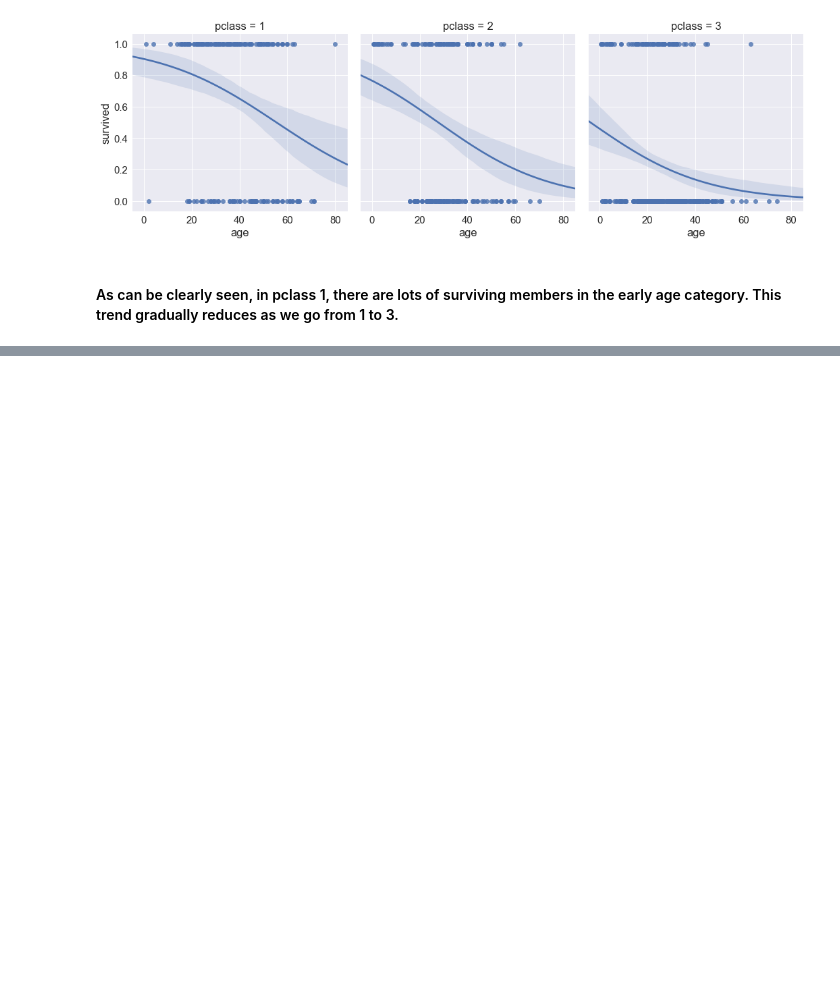
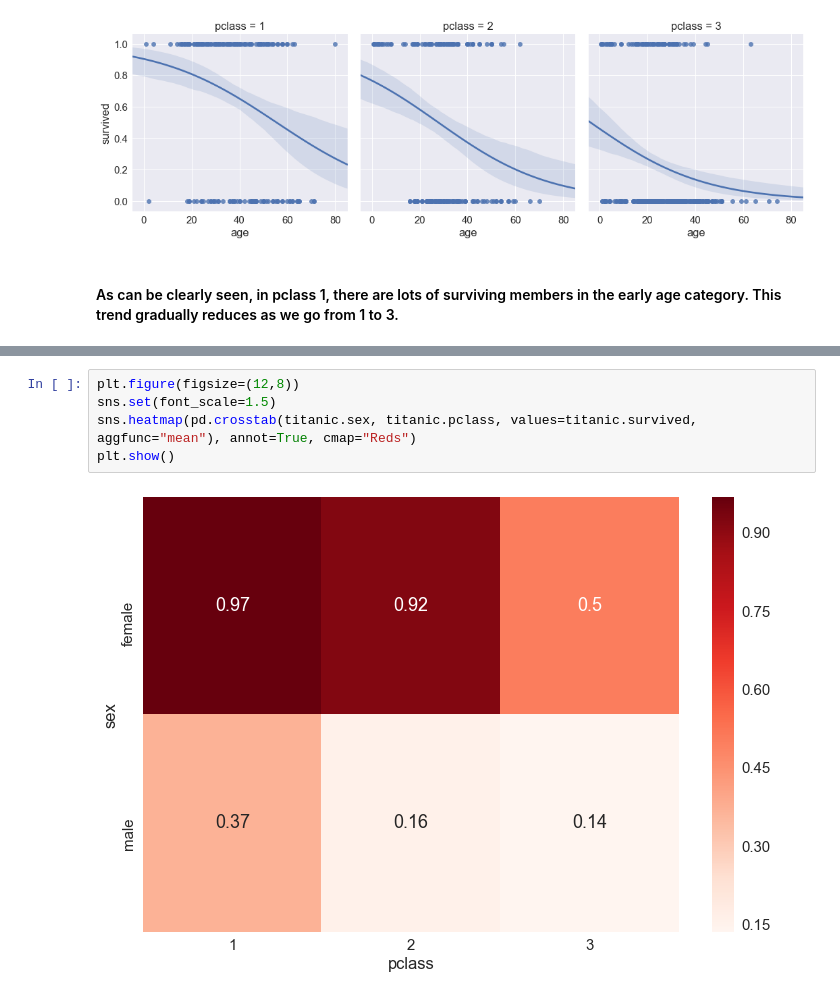
Before and after one commit to biv-neupane7/Pandas_practice, a Jupyter notebook: Visualization.ipynb, the cells around one changed output, grey strips where cells are left out. Saved outputs shown, nothing was run; the diff lists cells and outputs as text; blank space fills up the shorter version.

```diff
--- a/Visualization.ipynb
+++ b/Visualization.ipynb
@@ -527,0 +555,7 @@ plt.show()
+# %%
+plt.figure(figsize=(12,8))
+sns.set(font_scale=1.5)
+sns.heatmap(pd.crosstab(titanic.sex, titanic.pclass, values=titanic.survived, aggfunc="mean"), annot=True, cmap="Reds")
+plt.show()
+# %% [output]
+[figure, added]
```
Also changed, not shown: parts of 11 cells of this notebook.
